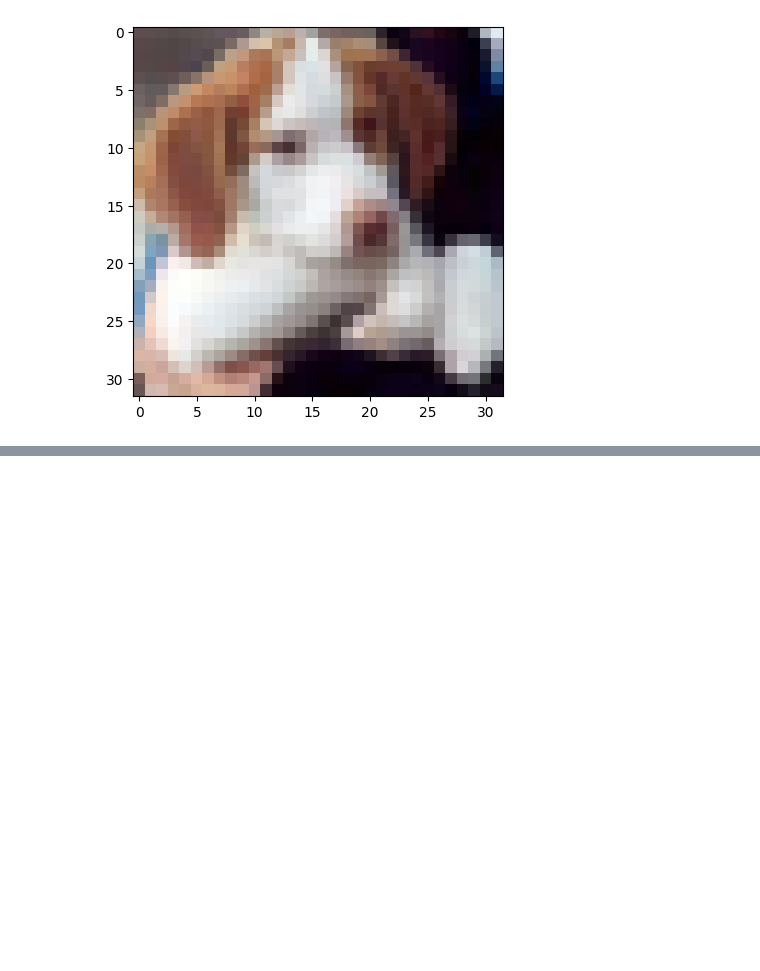
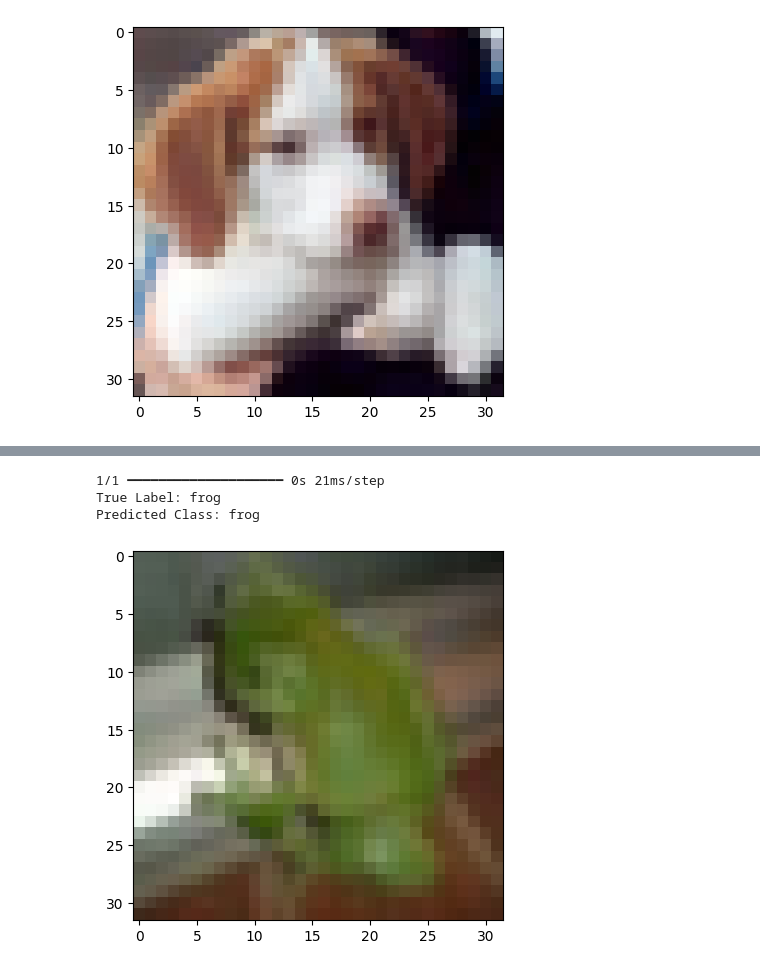
Before and after one commit to dzervenes/Machine-Learning-module, a Jupyter notebook: e_Portfolio_Activity_CNN_Model_Activity.ipynb, the cells around one changed output, grey strips where cells are left out. Cells and saved outputs as stored; diff of their text form; code cells hidden in the pictures; blank space fills up the shorter version.

```diff
--- a/e_Portfolio_Activity_CNN_Model_Activity.ipynb
+++ b/e_Portfolio_Activity_CNN_Model_Activity.ipynb
@@ -123,0 +175,19 @@ model.predict_classes(my_image.reshape(1,32,32,3))
+# %%
+index = 7
+
+plt.imshow(x_test[index])
+
+my_image = x_test[index]
+
+predicted_probabilities = model.predict(my_image.reshape(1, 32, 32, 3))
+
+predicted_class = np.argmax(predicted_probabilities)
+
+true_label = LABEL_NAMES[y_test[index][0]]
+print(f"True Label: {true_label}")
+print(f"Predicted Class: {LABEL_NAMES[predicted_class]}")
+# %% [output]
+1/1 ━━━━━━━━━━━━━━━━━━━━ 0s 21ms/step
+True Label: frog
+Predicted Class: frog
+[figure, added]
```
Also changed, not shown: parts of 9 cells of this notebook.
